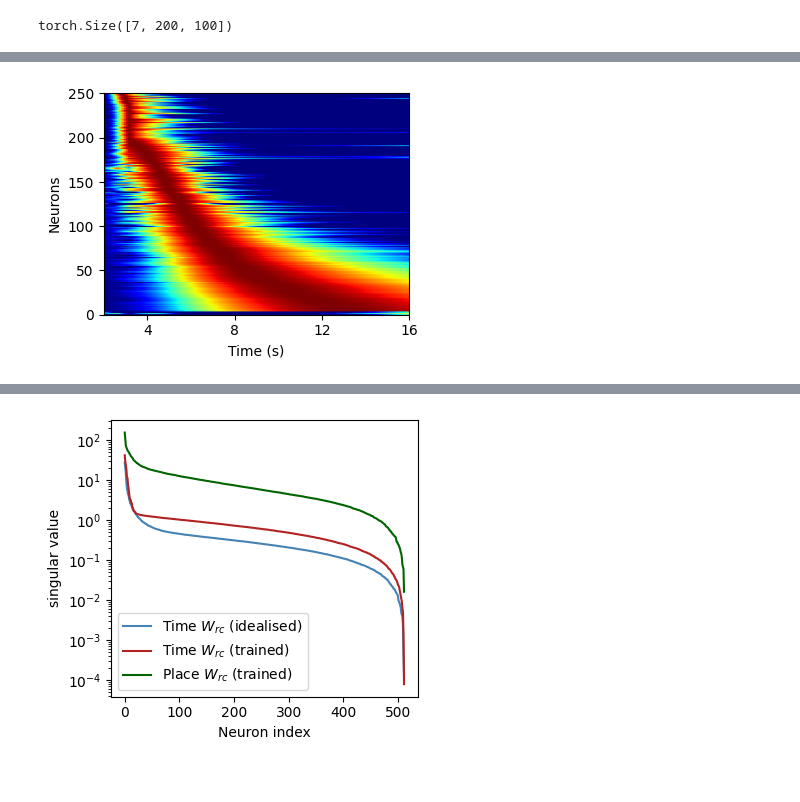
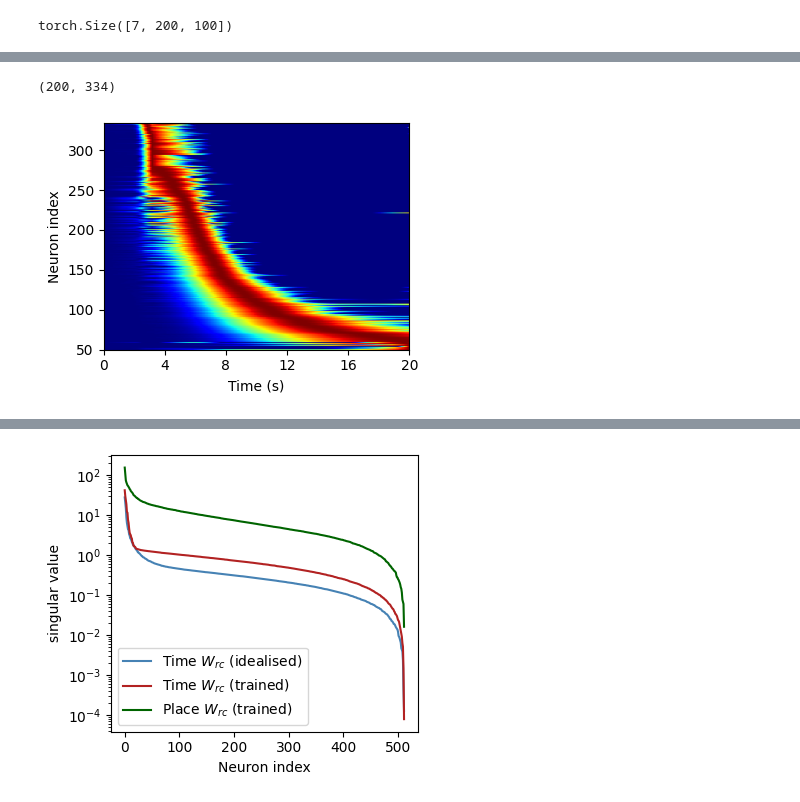
Before and after one commit to qrsyu/STCell, a Jupyter notebook: code/theory_exp/test_RNN.ipynb, the cells around one changed output, grey strips where cells are left out. Drawn from its saved outputs; the diff is of its cells as text; code cells hidden in the pictures.

Commit message:
new theory

```diff
--- a/code/theory_exp/test_RNN.ipynb
+++ b/code/theory_exp/test_RNN.ipynb
@@ -12,8 +12,8 @@ model_cfg = {
             'output_dim':   C,
             "alpha":        0.01,
             "learn_alpha":  False,
-            "preact_noise": 0.1,
-            "postact_noise":0.1
+            "preact_noise": 0.,
+            "postact_noise":0.
             }
 
 
@@ -156,14 +162,29 @@ avg_fr = np.mean(hidden_states, axis=0)
 # %%
 from matplotlib import pyplot as plt
 import sys, os
 sys.path.insert(0, os.path.abspath('..'))
 from func import plt_hs
 
 fig, ax = plt.subplots(figsize=(4,3))
+# # Sort avg fr based on the time of peak firing
+# avg_fr_sorted = avg_fr[:, np.argsort(np.argmax(avg_fr, axis=0))]
+# # Normalise avg_fr for better visualization
+# for n in range(avg_fr_sorted.shape[1]):
+#     if np.max(avg_fr_sorted[:, n]) - np.min(avg_fr_sorted[:, n]) == 0:
+#         avg_fr_sorted[:, n] = 0
+#     else:
+#         avg_fr_sorted[:, n] = (avg_fr_sorted[:, n] - np.min(avg_fr_sorted[:, n])) / (np.max(avg_fr_sorted[:, n]) - np.min(avg_fr_sorted[:, n]))
+# ax.imshow(avg_fr_sorted.T, aspect='auto', cmap='jet', extent=(0, avg_fr_sorted.shape[0]/10, 0, N))
 norm_hs, fig, ax = plt_hs(avg_fr, ax=ax, fig=fig, min_fr=0.1)
+print(norm_hs.shape)
 ax.set_xlabel('Time (s)')
-ax.set_xlim(2,16)
+ax.set_ylabel('Neuron index')
+ax.set_ylim(50, norm_hs.shape[1])
 plt.tight_layout()
-plt.savefig(f'theory_rnn_{load_data_type}_{N}_hs.png', transparent=True)
+
+vis_idx = np.arange(50, norm_hs.shape[1])
+vis_hs = norm_hs[:, vis_idx]
+plt.savefig(f'theory_rnn_{load_data_type}_{N}_hs.png', transparent=True, dpi=300, bbox_inches='tight')
 # %% [output]
+(200, 334)
-[figure, old version]
+[figure, new version]
```
Also changed, not shown: parts of 9 cells of this notebook, 11 other files.
